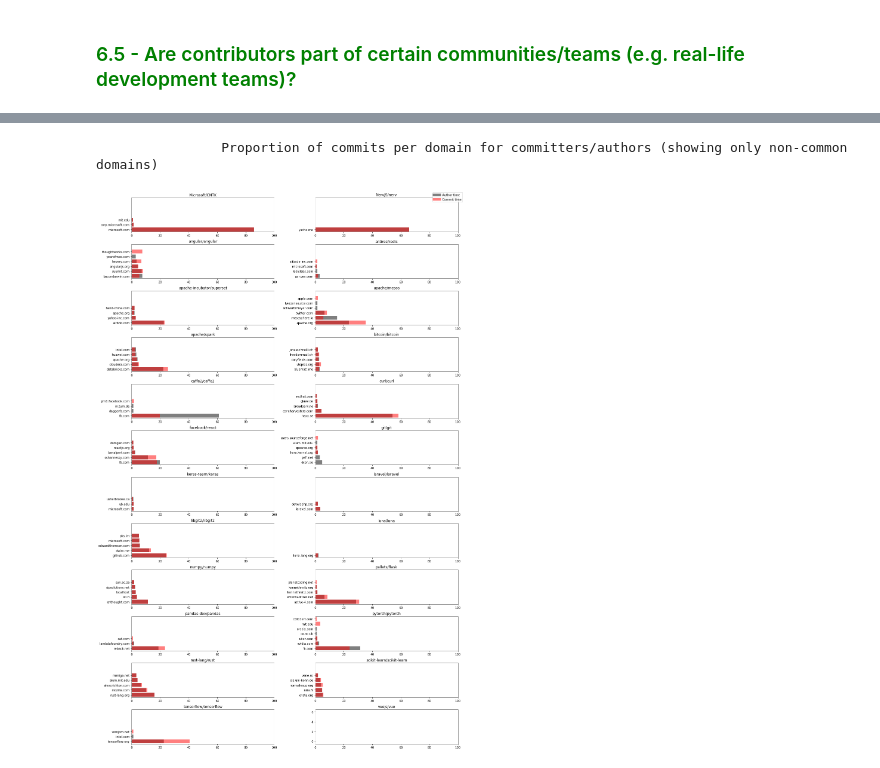
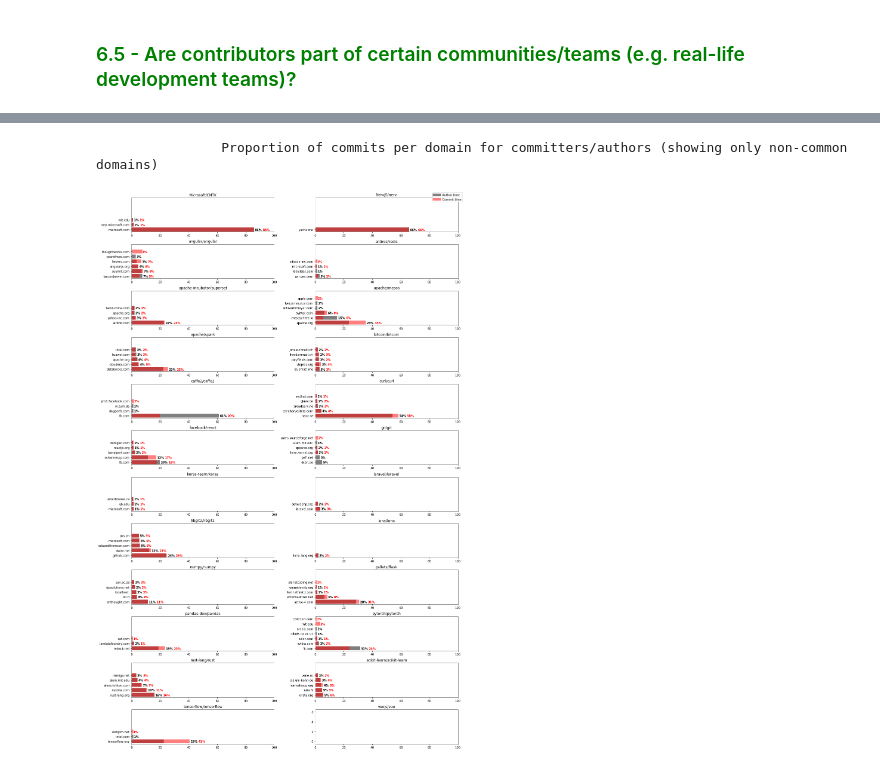
Before and after one commit to GermainZ/AppliedDataAnalysisProject, a Jupyter notebook: data_pipeline.ipynb, the cells around one changed output, grey strips where cells are left out. Saved outputs shown, nothing was run; the diff lists cells and outputs as text; code cells hidden in the pictures.

```diff
--- a/data_pipeline.ipynb
+++ b/data_pipeline.ipynb
@@ -1230,26 +1232,42 @@ author_domain_prop = author_domain.groupby(['project', 'author_domain']).size()
 author_domain_prop = author_domain_prop.groupby(level=0).apply(lambda x: 100 * x / float(x.sum()))
 author_domain_prop = author_domain_prop[~author_domain_prop.index.get_level_values('author_domain').isin(common_domains)]
 # %%
+# Plot the results.
 fig, ax = plt.subplots(12, 2)
 fig.set_size_inches(16, 26)
 ax = ax.flatten()
 
 print('\t\tProportion of commits per domain for committers/authors (showing only non-common domains)')
 fig.tight_layout(w_pad=10, h_pad=2)
 custom_lines = [Line2D([0], [0], color='k', alpha=0.5, lw=8), Line2D([0], [0], color='r', alpha=0.5, lw=8)]
 fig.legend(custom_lines, ['Author time', 'Commit time'])
 for i, project in enumerate(author_domain_prop.index.get_level_values('project').unique()):
-    df = pd.DataFrame(author_domain_prop[author_domain_prop.index.get_level_values('project') == project], columns=['prop']).reset_index()
-    df = df[df.prop > 1]
-    df = df.sort_values(by='prop', ascending=False).head(5)
-    ax[i].barh(df.author_domain, df.prop, alpha=0.5, color='k')
+    # Plot author emails results.
+    df_author = pd.DataFrame(author_domain_prop[author_domain_prop.index.get_level_values('project') == project], columns=['prop']).reset_index()
+    df_author = df_author[df_author.prop > 1]  # Only keep domains that have at least 1% of commits.
+    df_author = df_author.sort_values(by='prop', ascending=False).head(5)
+    ax[i].barh(df_author.author_domain, df_author.prop, alpha=0.5, color='k')
+    # Plot committer emails results.
+    df_committer = pd.DataFrame(committer_domain_prop[committer_domain_prop.index.get_level_values('project') == project], columns=['prop']).reset_index()
+    df_committer = df_committer[df_committer.prop > 1]
+    df_committer = df_committer.sort_values(by='prop', ascending=False).head(5)
+    ax[i].barh(df_committer.committer_domain, df_committer.prop, alpha=0.5, color='r')
+    # Display the %ages near bar.
+    bars_vals = pd.merge(df_author, df_committer, left_on='author_domain', right_on='committer_domain', how='outer')
+    for pos, val in enumerate(bars_vals.iterrows()):
+        pos_x = np.nanmax([0, val[1].prop_x, val[1].prop_y])
+        offset = 0
+        if not np.isnan(val[1].prop_x):
+            text_author = '{:.0f}%'.format(val[1].prop_x)
+            offset = 6 if len(text_author) == 3 else 4.5
+            ax[i].text(pos_x + .5, pos - .25, text_author, color='k', fontweight='bold')
+        if not np.isnan(val[1].prop_y):
+            text_committer = '{:.0f}%'.format(val[1].prop_y)
+            ax[i].text(pos_x + offset, pos - .25, text_committer, color='r', fontweight='bold')
+    # Common plot settings.
     ax[i].set_ylim(-.5, 6.5)
     ax[i].set_xlim(0, 100)
     ax[i].set_title(project)
-    df = pd.DataFrame(committer_domain_prop[committer_domain_prop.index.get_level_values('project') == project], columns=['prop']).reset_index()
-    df = df[df.prop > 1]
-    df = df.sort_values(by='prop', ascending=False).head(5)
-    ax[i].barh(df.committer_domain, df.prop, alpha=0.5, color='r')
 # %% [output]
                 Proportion of commits per domain for committers/authors (showing only non-common domains)
-[figure, old version]
+[figure, new version]
```
Also changed, not shown: parts of 6 cells of this notebook.
